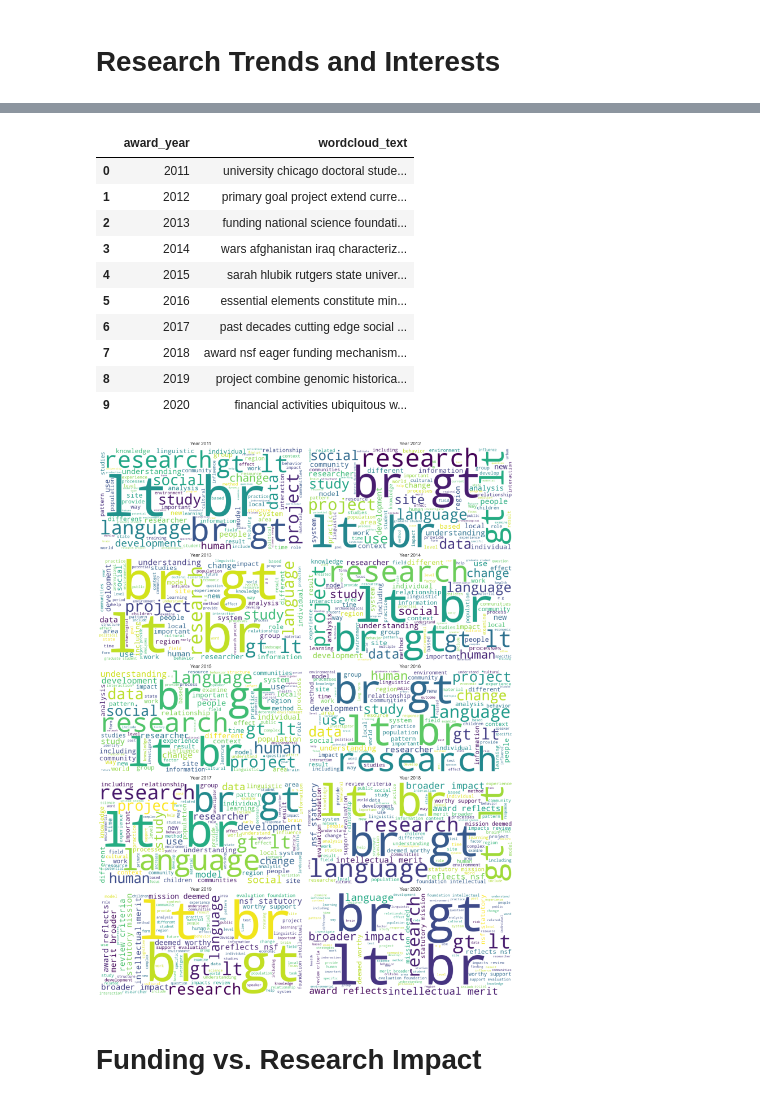
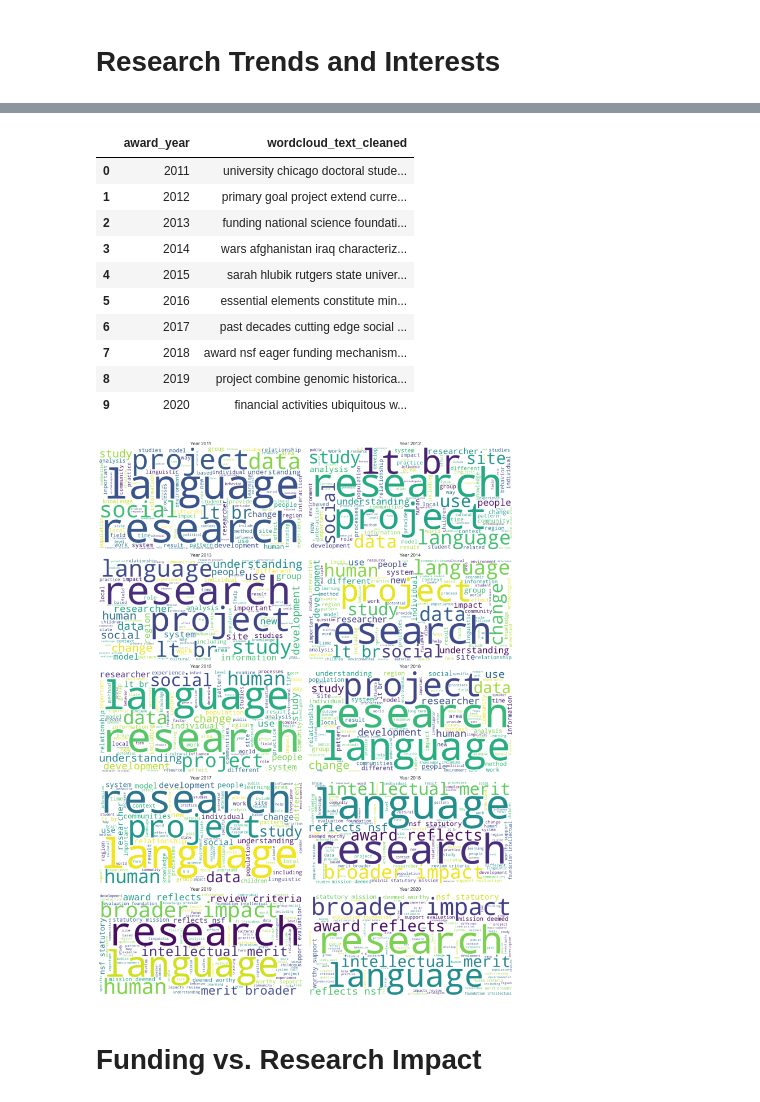
Before and after one commit to Vindmn1234/NSF-funding-research-project-, a Jupyter notebook: descriptive/descriptive.ipynb, the cells around one changed output, grey strips where cells are left out. Drawn from its saved outputs; the diff is of its cells as text; code cells hidden in the pictures.

Commit message:
Remove html tags for wordcloud visualization

```diff
--- a/descriptive/descriptive.ipynb
+++ b/descriptive/descriptive.ipynb
@@ -124,13 +128,31 @@ funding_info.head()
 | 2 | John | NaN | Cherry | John_Cherry@brown.edu | Brown University | Direct For Social, Behav & Econom... | Division Of Behavioral and Cognit... | 01/01/2011 | ... |
 | 3 | Leaf | NaN | Van Boven | vanboven@colorado.edu | University of Colorado at Boulder | Direct For Social, Behav & Econom... | Division Of Behavioral and Cognit... | 04/01/2011 | ... |
 | 4 | Steven | NaN | Bedrick | bedricks@ohsu.edu | Oregon Health & Science University | Direct For Social, Behav & Econom... | Division Of Behavioral and Cognit... | 04/01/2011 | ... |
+# %%
+# Define a function to remove html components in the string
+def remove_html(content_list):
+    # Convert HTML entities to their corresponding characters
+    cleaned_content_list = []
+
+    for i in content_list:
+        decoded_content = html.unescape(i)
+
+        # Remove HTML tags
+        clean_content = re.sub(r'<[^>]*>', '', decoded_content)
+
+        cleaned_content_list.append(clean_content)
+
+
+    return cleaned_content_list
+# %%
+funding_info['wordcloud_text_cleaned'] = funding_info['wordcloud_text'].apply(remove_html)
 # %%
 # Group the normalized abstract tokens by award year
-funding_info_aggregated_words = funding_info.groupby('award_year')['wordcloud_text'].agg(lambda x: sum(x, [])).reset_index()
-funding_info_aggregated_words['wordcloud_text'] = funding_info_aggregated_words['wordcloud_text'].apply(lambda x: ' '.join(x))
+funding_info_aggregated_words = funding_info.groupby('award_year')['wordcloud_text_cleaned'].agg(lambda x: sum(x, [])).reset_index()
+funding_info_aggregated_words['wordcloud_text_cleaned'] = funding_info_aggregated_words['wordcloud_text_cleaned'].apply(lambda x: ' '.join(x))
 funding_info_aggregated_words
 # %% [output]
-|  | award_year | wordcloud_text |
+|  | award_year | wordcloud_text_cleaned |
 | 0 | 2011 | university chicago doctoral stude... |
 | 1 | 2012 | primary goal project extend curre... |
 | 2 | 2013 | funding national science foundati... |
@@ -144,19 +166,19 @@ funding_info_aggregated_words
 # %%
 # Create subplots
 fig, axes = plt.subplots(nrows=5, ncols=2,  figsize=(15, 20))
 axes = axes.flatten()
 
 for i, row in funding_info_aggregated_words.iterrows():
     # Generate a word cloud image for each year
-    wordcloud = WordCloud(background_color='white', max_words=100, width=800, height=400).generate(row['wordcloud_text'])
+    wordcloud = WordCloud(background_color='white', max_words=100, width=800, height=400).generate(row['wordcloud_text_cleaned'])
     axes[i].imshow(wordcloud, interpolation='bilinear')
     axes[i].axis('off')
     axes[i].set_title(f"Year {row['award_year']}")
     plt.tight_layout()
 
 fig.savefig('funding_abstract_wordclouds.png', dpi=300)
 # %% [output]
-[figure, old version]
+[figure, new version]
 # %% [markdown]
 # Funding vs. Research Impact
 # %%
```
Also changed, not shown: parts of 5 cells of this notebook, 1 other file.
